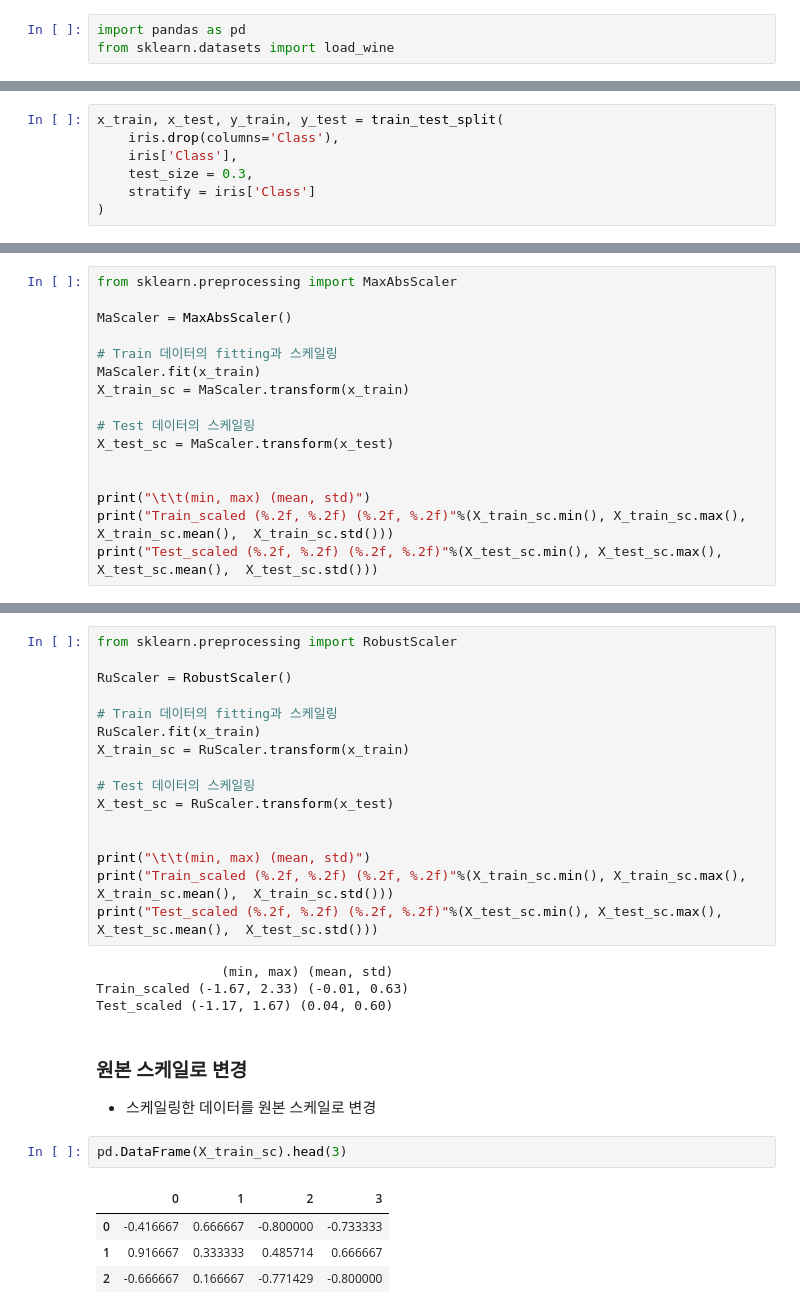
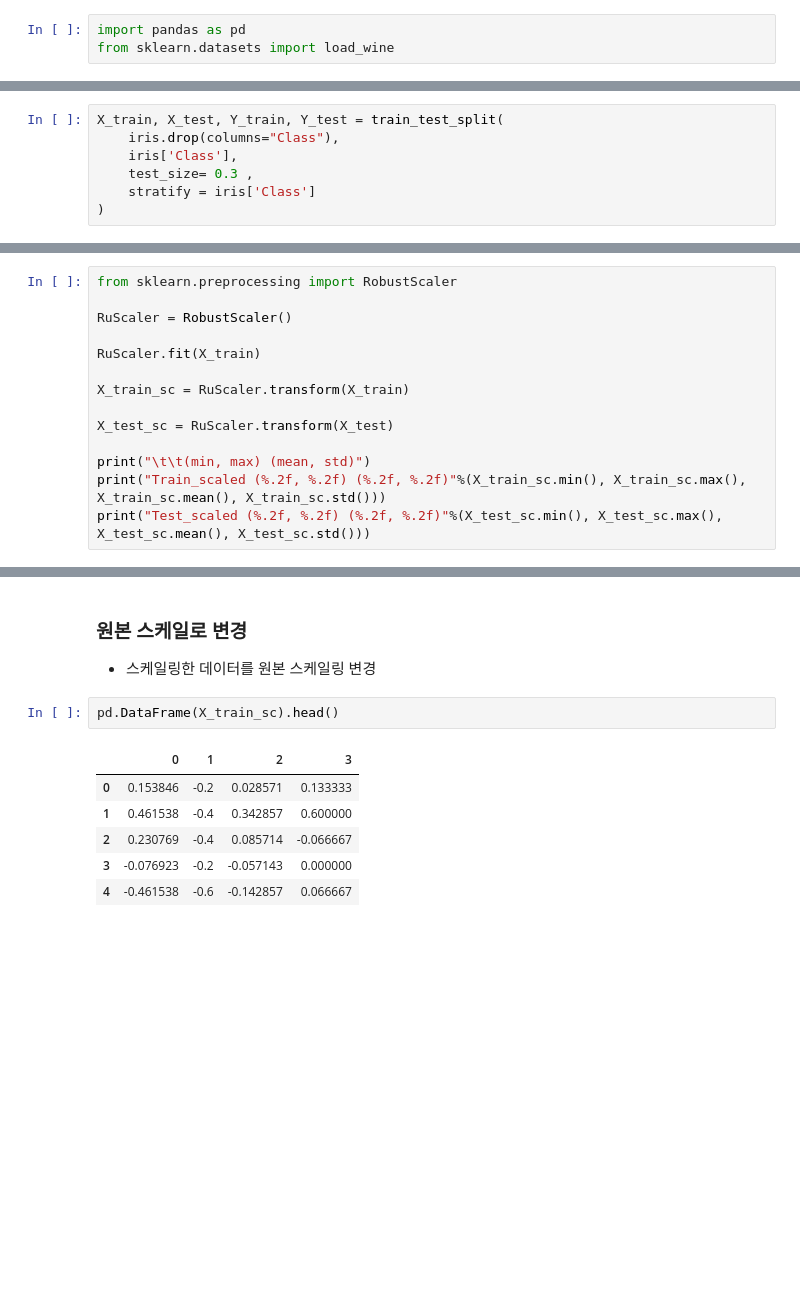
Before and after one commit to bsmoon-86/ubion-code, a Jupyter notebook: 02_데이터전처리2.ipynb, the cells around one changed output, grey strips where cells are left out. Drawn from its saved outputs; the diff is of its cells as text; blank space fills up the shorter version.

```diff
--- a/02_데이터전처리2.ipynb
+++ b/02_데이터전처리2.ipynb
@@ -106,8 +122,8 @@ Virginica      32
 Name: Class, dtype: int64
 # %%
-x_train, x_test, y_train, y_test = train_test_split(
-    iris.drop(columns='Class'),
+X_train, X_test, Y_train, Y_test = train_test_split(
+    iris.drop(columns="Class"),
     iris['Class'],
-    test_size = 0.3,
+    test_size= 0.3 ,
     stratify = iris['Class']
 )
@@ -198,18 +237,16 @@ Test_scaled (-0.04, 1.04) (0.46, 0.27)
 # %%
-from sklearn.preprocessing import MaxAbsScaler
+from sklearn.preprocessing import RobustScaler
 
-MaScaler = MaxAbsScaler()
+RuScaler = RobustScaler()
 
-# Train 데이터의 fitting과 스케일링
-MaScaler.fit(x_train)
-X_train_sc = MaScaler.transform(x_train)
+RuScaler.fit(X_train)
 
-# Test 데이터의 스케일링
-X_test_sc = MaScaler.transform(x_test)
+X_train_sc = RuScaler.transform(X_train)
 
+X_test_sc = RuScaler.transform(X_test)
 
 print("\t\t(min, max) (mean, std)")
-print("Train_scaled (%.2f, %.2f) (%.2f, %.2f)"%(X_train_sc.min(), X_train_sc.max(),  X_train_sc.mean(),  X_train_sc.std()))
-print("Test_scaled (%.2f, %.2f) (%.2f, %.2f)"%(X_test_sc.min(), X_test_sc.max(),  X_test_sc.mean(),  X_test_sc.std()))
+print("Train_scaled (%.2f, %.2f) (%.2f, %.2f)"%(X_train_sc.min(), X_train_sc.max(), X_train_sc.mean(), X_train_sc.std()))
+print("Test_scaled (%.2f, %.2f) (%.2f, %.2f)"%(X_test_sc.min(), X_test_sc.max(), X_test_sc.mean(), X_test_sc.std()))
 # %% [output]
                 (min, max) (mean, std)
@@ -223,31 +255,13 @@ Test_scaled (0.04, 1.03) (0.63, 0.24)
-# %%
-from sklearn.preprocessing import RobustScaler
-
-RuScaler = RobustScaler()
-
-# Train 데이터의 fitting과 스케일링
-RuScaler.fit(x_train)
-X_train_sc = RuScaler.transform(x_train)
-
-# Test 데이터의 스케일링
-X_test_sc = RuScaler.transform(x_test)
-
-
-print("\t\t(min, max) (mean, std)")
-print("Train_scaled (%.2f, %.2f) (%.2f, %.2f)"%(X_train_sc.min(), X_train_sc.max(),  X_train_sc.mean(),  X_train_sc.std()))
-print("Test_scaled (%.2f, %.2f) (%.2f, %.2f)"%(X_test_sc.min(), X_test_sc.max(),  X_test_sc.mean(),  X_test_sc.std()))
-# %% [output]
-                (min, max) (mean, std)
-Train_scaled (-1.67, 2.33) (-0.01, 0.63)
-Test_scaled (-1.17, 1.67) (0.04, 0.60)
 # %% [markdown]
 ### 원본 스케일로 변경
-- 스케일링한 데이터를 원본 스케일로 변경
+-  스케일링한 데이터를 원본 스케일링 변경
 # %%
-pd.DataFrame(X_train_sc).head(3)
+pd.DataFrame(X_train_sc).head()
 # %% [output]
 |  | 0 | 1 | 2 | 3 |
-| 0 | -0.416667 | 0.666667 | -0.800000 | -0.733333 |
-| 1 | 0.916667 | 0.333333 | 0.485714 | 0.666667 |
-| 2 | -0.666667 | 0.166667 | -0.771429 | -0.800000 |
+| 0 | 0.153846 | -0.2 | 0.028571 | 0.133333 |
+| 1 | 0.461538 | -0.4 | 0.342857 | 0.600000 |
+| 2 | 0.230769 | -0.4 | 0.085714 | -0.066667 |
+| 3 | -0.076923 | -0.2 | -0.057143 | 0.000000 |
+| 4 | -0.461538 | -0.6 | -0.142857 | 0.066667 |
 # %%
```
Also changed, not shown: parts of 36 cells of this notebook, 16 other files.
